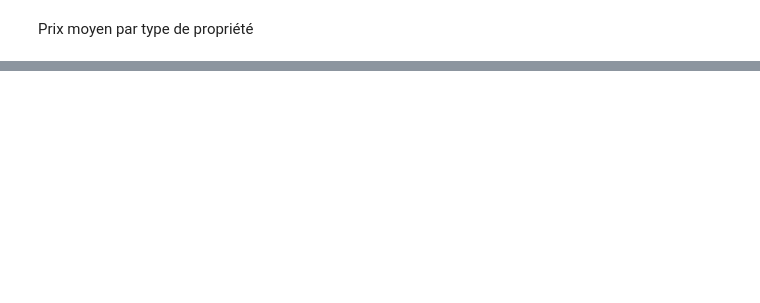
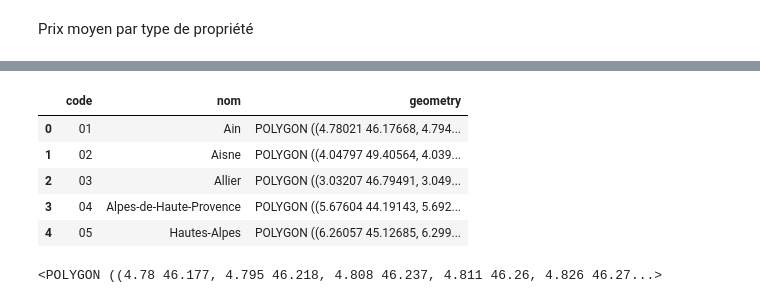
Before and after one commit to ktzkvin/Mastercamp, a Jupyter notebook: MasterCamp_TD_Project.ipynb, the cells around one changed output, grey strips where cells are left out. Cells and saved outputs as stored; diff of their text form; code cells hidden in the pictures; blank space fills up the shorter version.

```diff
--- a/MasterCamp_TD_Project.ipynb
+++ b/MasterCamp_TD_Project.ipynb
@@ -248,0 +273,16 @@ plt.show()
+# %%
+sf = gpd.read_file('france-geojson/departements-version-simplifiee.geojson')
+sf.head()
+# %% [output]
+|  | code | nom | geometry |
+| 0 | 01 | Ain | POLYGON ((4.78021 46.17668, 4.794... |
+| 1 | 02 | Aisne | POLYGON ((4.04797 49.40564, 4.039... |
+| 2 | 03 | Allier | POLYGON ((3.03207 46.79491, 3.049... |
+| 3 | 04 | Alpes-de-Haute-Provence | POLYGON ((5.67604 44.19143, 5.692... |
+| 4 | 05 | Hautes-Alpes | POLYGON ((6.26057 45.12685, 6.299... |
+# %%
+
+
+sf.loc[0].geometry
+# %% [output]
+<POLYGON ((4.78 46.177, 4.795 46.218, 4.808 46.237, 4.811 46.26, 4.826 46.27...>
```
Also changed, not shown: parts of 17 cells of this notebook, 1 other file.
